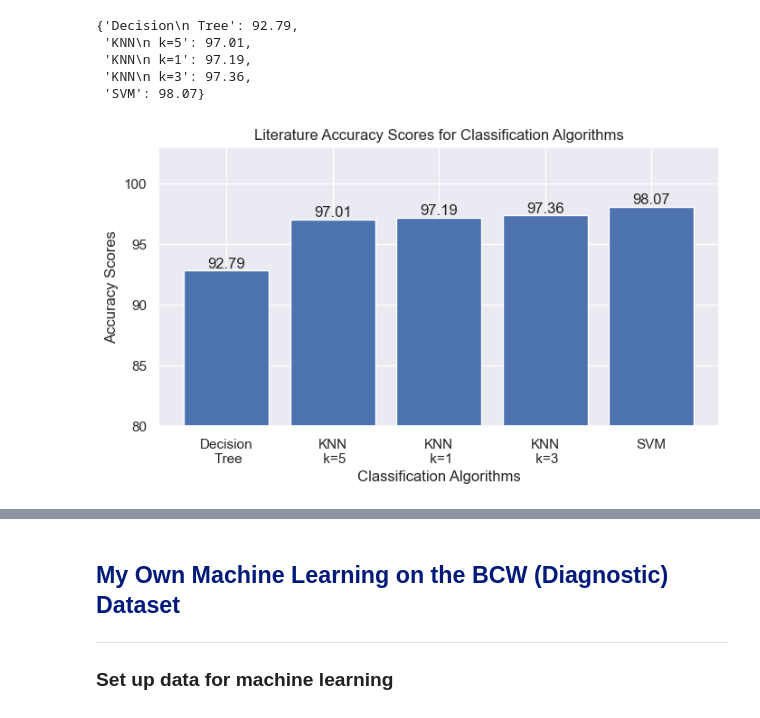
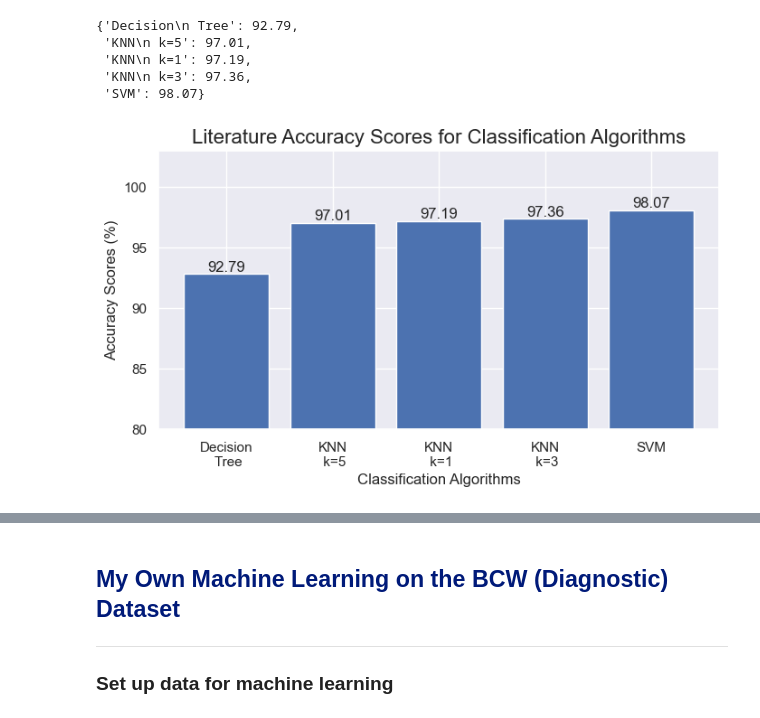
Before and after one commit to ShaneOG2/ProgrammingForDAp2, a Jupyter notebook: Analysis.ipynb, the cells around one changed output, grey strips where cells are left out. Drawn from its saved outputs; the diff is of its cells as text; code cells hidden in the pictures.

```diff
--- a/Analysis.ipynb
+++ b/Analysis.ipynb
@@ -1163,14 +1157,14 @@ sorted_accuracy_scores
 # %%
 # Plot the probabilities for each sum outcome of 2 dice.
 fig, ax = plt.subplots(figsize=(8,4))
 ax.set_xlabel("Classification Algorithms")
-ax.set_ylabel("Accuracy Scores")
-ax.set_title("Literature Accuracy Scores for Classification Algorithms")
+ax.set_ylabel("Accuracy Scores (%)")
+ax.set_title("Literature Accuracy Scores for Classification Algorithms", fontsize=16)
 
 # Plot from dictionary.
 barplot = plt.bar(range(len(sorted_accuracy_scores)), list(sorted_accuracy_scores.values()), align='center')
 plt.xticks(range(len(sorted_accuracy_scores)), list(sorted_accuracy_scores.keys()))
 plt.ylim(bottom = 80)
 plt.bar_label(barplot, labels = sorted_accuracy_scores.values());
 # %% [output]
-[figure, old version]
+[figure, new version]
```
Also changed, not shown: parts of 19 cells of this notebook, 1 other file.
